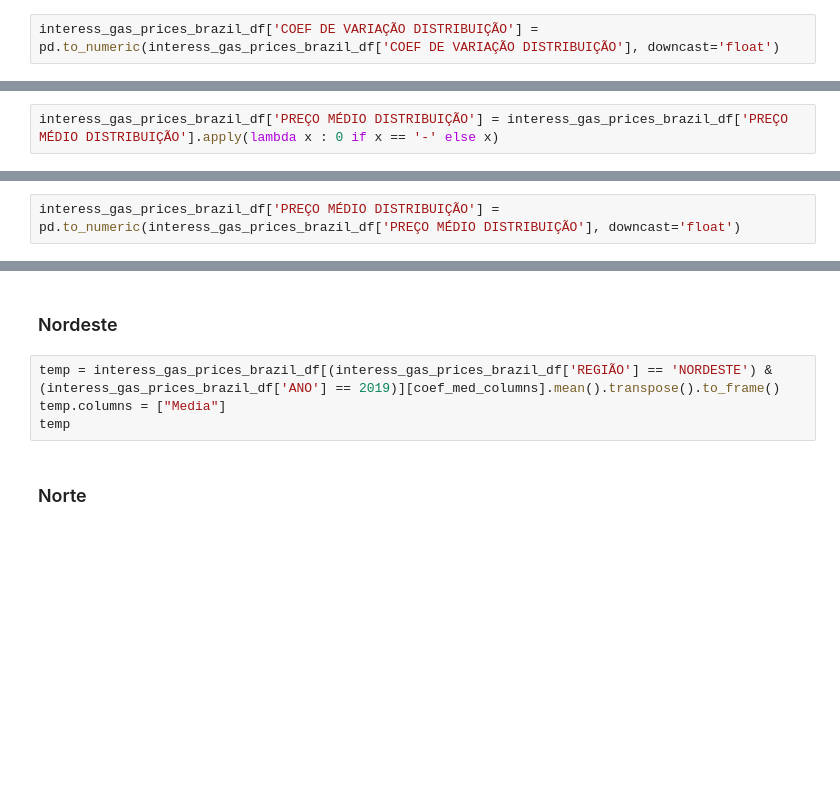
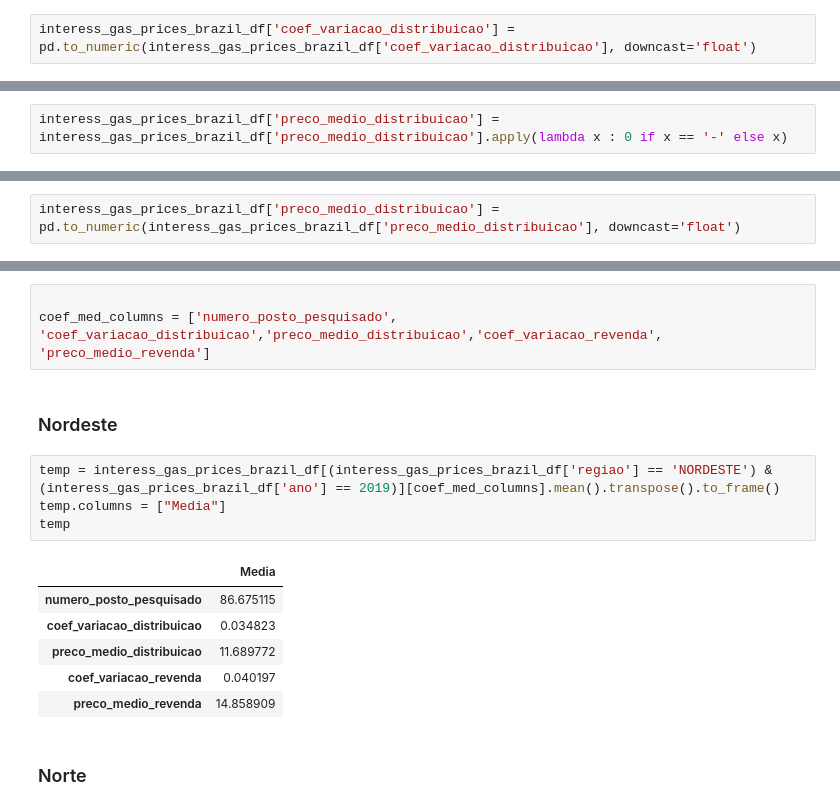
Before and after one commit to 02-data-analysis-cv-cin/gas-prices-brazil, a Jupyter notebook: notebook/gas_price_in_brazil.ipynb, the cells around one changed output, grey strips where cells are left out. Saved outputs shown, nothing was run; the diff lists cells and outputs as text; blank space fills up the shorter version.

```diff
--- a/notebook/gas_price_in_brazil.ipynb
+++ b/notebook/gas_price_in_brazil.ipynb
@@ -859,2 +974,2 @@ interess_gas_prices_brazil_df['COEF DE VARIAÇÃO DISTRIBUIÇÃO'] = interess_ga
 # %%
-interess_gas_prices_brazil_df['COEF DE VARIAÇÃO DISTRIBUIÇÃO'] = pd.to_numeric(interess_gas_prices_brazil_df['COEF DE VARIAÇÃO DISTRIBUIÇÃO'], downcast='float')
+interess_gas_prices_brazil_df['coef_variacao_distribuicao'] = pd.to_numeric(interess_gas_prices_brazil_df['coef_variacao_distribuicao'], downcast='float')
@@ -865,4 +990,4 @@ interess_gas_prices_brazil_df['COEF DE VARIAÇÃO DISTRIBUIÇÃO'].sum()/TAM
 # %% [markdown]
 PREÇO MÉDIO DISTRIBUIÇÃO
 # %%
-interess_gas_prices_brazil_df['PREÇO MÉDIO DISTRIBUIÇÃO'] = interess_gas_prices_brazil_df['PREÇO MÉDIO DISTRIBUIÇÃO'].apply(lambda x : 0 if x == '-' else x)
+interess_gas_prices_brazil_df['preco_medio_distribuicao'] = interess_gas_prices_brazil_df['preco_medio_distribuicao'].apply(lambda x : 0 if x == '-' else x)
@@ -869,2 +1000,2 @@ interess_gas_prices_brazil_df['PREÇO MÉDIO DISTRIBUIÇÃO'] = interess_gas_pri
 # %%
-interess_gas_prices_brazil_df['PREÇO MÉDIO DISTRIBUIÇÃO'] = pd.to_numeric(interess_gas_prices_brazil_df['PREÇO MÉDIO DISTRIBUIÇÃO'], downcast='float')
+interess_gas_prices_brazil_df['preco_medio_distribuicao'] = pd.to_numeric(interess_gas_prices_brazil_df['preco_medio_distribuicao'], downcast='float')
@@ -882,9 +1030,19 @@ coef_med_columns = ['NÚMERO DE POSTOS PESQUISADOS', 'COEF DE VARIAÇÃO DISTRIB
+# %%
+
+coef_med_columns = ['numero_posto_pesquisado', 'coef_variacao_distribuicao','preco_medio_distribuicao','coef_variacao_revenda', 'preco_medio_revenda']
 # %% [markdown]
 ### Nordeste
 # %%
-temp = interess_gas_prices_brazil_df[(interess_gas_prices_brazil_df['REGIÃO'] == 'NORDESTE') & (interess_gas_prices_brazil_df['ANO'] == 2019)][coef_med_columns].mean().transpose().to_frame()
+temp = interess_gas_prices_brazil_df[(interess_gas_prices_brazil_df['regiao'] == 'NORDESTE') & (interess_gas_prices_brazil_df['ano'] == 2019)][coef_med_columns].mean().transpose().to_frame()
 temp.columns = ["Media"]
 temp
+# %% [output]
+|  | Media |
+| numero_posto_pesquisado | 86.675115 |
+| coef_variacao_distribuicao | 0.034823 |
+| preco_medio_distribuicao | 11.689772 |
+| coef_variacao_revenda | 0.040197 |
+| preco_medio_revenda | 14.858909 |
 # %% [markdown]
 ### Norte
 # %%
```
Also changed, not shown: parts of 79 cells of this notebook, 1 other file.
